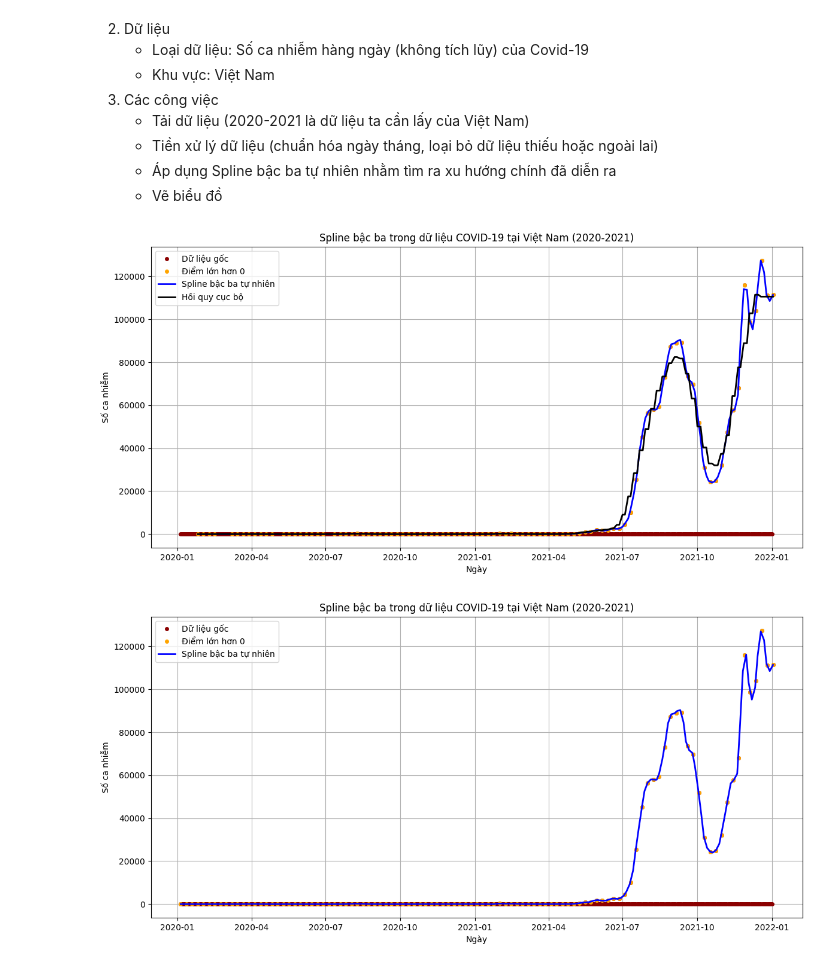
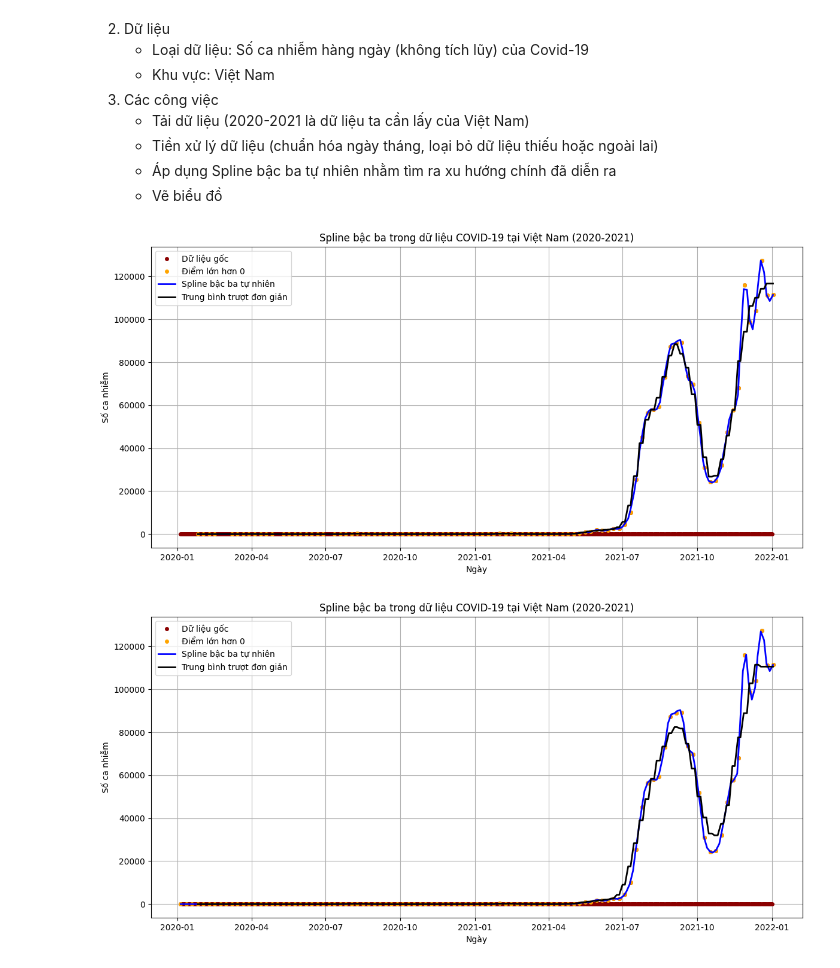
Before and after one commit to AkiraTomori/Interpolation, a Jupyter notebook: 23127379.ipynb, the cells around one changed output. Saved outputs shown, nothing was run; the diff lists cells and outputs as text; code cells hidden in the pictures.

```diff
--- a/23127379.ipynb
+++ b/23127379.ipynb
@@ -86,6 +135,9 @@ class PolynominalRegression:
 # Module xử lý cho Simple Moving Average
 class MovingAverage:
     def __init__(self, X: List[float], Y: List[float], window_size: int, center: bool = True):
+        """
+            Khởi tạo và lưu các giá trị vào danh sách X và Y, kích thước cửa sổ trượt
+        """
         assert window_size % 2 == 1
         self.X = X
         self.Y = Y
@@ -93,6 +145,15 @@ class MovingAverage:
         self.center = center
 
     def predict(self, x: float) -> Optional[float]:
+        """
+            Dự đoán giá trị của x sau khi thực hiện Trung bình Trượt Đơn Giản
+
+            Tham số:
+                x: giá trị cần dự đoán
+
+            Trả về:
+                Giá trị của y ứng với x sau khi dự đoán
+        """
         distances = [abs(xi - x) for xi in self.X]
         sorted_indices = np.argsort(distances)
 
@@ -102,9 +163,12 @@ class MovingAverage:
         return np.mean(values)
 
     def smooth(self, X_new: List[float]) -> List[float]:
+        """
+            Làm mượt đường cong
+        """
         return [self.predict(xi) for xi in X_new]
 # %%
-# Helper cho bài 1
+# Helper cho bài 1 nhằm mục đích vẽ biểu đồ về phần trăm khói lượng và nhiệt dung riêng
 def plot_interpolation_results(
     x_original: List[float],
     y_original: List[float],
@@ -133,6 +197,7 @@ def plot_interpolation_results(
     plt.tight_layout()
     plt.show()
 
+# Helper cho bài 2 nhằm mục đích vẽ biểu đồ về số ca nhiễm mới theo ngày
 def plot_covid_interpolation(
     date_original: List[pd.Timestamp],
     new_cases_original: List[float],
@@ -158,7 +223,7 @@ def plot_covid_interpolation(
         plt.plot(date_spline, new_cases_spline, color='blue', linewidth=2, label='Spline bậc ba tự nhiên')
 
     if date_loess is not None and new_cases_loess is not None:
-        plt.plot(date_loess, new_cases_loess, color='black', linewidth=2, label='Hồi quy cục bộ')
+        plt.plot(date_loess, new_cases_loess, color='black', linewidth=2, label='Trung bình trượt đơn giản')
 
     plt.xlabel(xlabel)
     plt.ylabel(ylabel)
@@ -257,7 +322,7 @@ spline_model_2 = NaturalCubicSpline(days_nonzero, new_cases_nonzero)
 x_smooth = np.linspace(min(days_nonzero), max(days_nonzero), 200)
 y_smooth = [spline_model_2.interpolate(xi) for xi in x_smooth]
 
-ma_model = MovingAverage(days_nonzero, new_cases_nonzero, window_size=5)
+ma_model = MovingAverage(days_nonzero, new_cases_nonzero, window_size=3)
 ma_x = np.linspace(min(days_nonzero), max(days_nonzero), 200)
 ma_y = ma_model.smooth(ma_x.tolist())
 
@@ -276,37 +341,44 @@ plot_covid_interpolation(
     new_cases_loess=ma_y
 )
 # %% [output]
-[figure, old version]
+[figure, new version]
 # %%
 df = pd.read_csv("owid-covid-data.csv")
 
 df_vn_full = df[df["location"] == "Vietnam"]
 df_vn_full = df_vn_full[["date", "new_cases"]]
 df_vn_full["date"] = pd.to_datetime(df_vn_full["date"])
 df_vn_full = df_vn_full[(df_vn_full["date"] >= "2020-01-01") & (df_vn_full["date"] <= "2022-01-02")]
 df_vn_full = df_vn_full.dropna(subset=["new_cases"])
 df_vn_full["days"] = (df_vn_full["date"] - df_vn_full["date"].min()).dt.days
 
 df_sampled = df_vn_full.iloc[::7].copy()  # lấy mỗi dòng cách 7 dòng (7 ngày)
 
 days_sampled = df_sampled["days"].tolist()
 new_cases_sampled = df_sampled["new_cases"].tolist()
 
 spline_model = NaturalCubicSpline(days_sampled, new_cases_sampled)
 
 x_smooth = np.linspace(min(days_sampled), max(days_sampled), 200)
 y_smooth = [spline_model.interpolate(xi) for xi in x_smooth]
 
+ma_model = MovingAverage(days_nonzero, new_cases_nonzero, window_size=5)
+ma_x = np.linspace(min(days_nonzero), max(days_nonzero), 200)
+ma_y = ma_model.smooth(ma_x.tolist())
+
 date_start = df_vn_full["date"].min()
 date_smooth = pd.to_datetime([date_start + pd.Timedelta(days=int(x)) for x in x_smooth])
+date_ma = pd.to_datetime([date_start + pd.Timedelta(days=int(x)) for x in ma_x])
 
 plot_covid_interpolation(
     date_original=df_vn_full["date"],
     new_cases_original=df_vn_full["new_cases"],
     date_nonzero=df_sampled["date"],
     new_cases_nonzero=df_sampled["new_cases"],
     date_spline=date_smooth,
-    new_cases_spline=y_smooth
+    new_cases_spline=y_smooth,
+    date_loess=date_ma,
+    new_cases_loess=ma_y
 )
 # %% [output]
-[figure, old version]
+[figure, new version]
```
Also changed, not shown: parts of 3 cells of this notebook.
